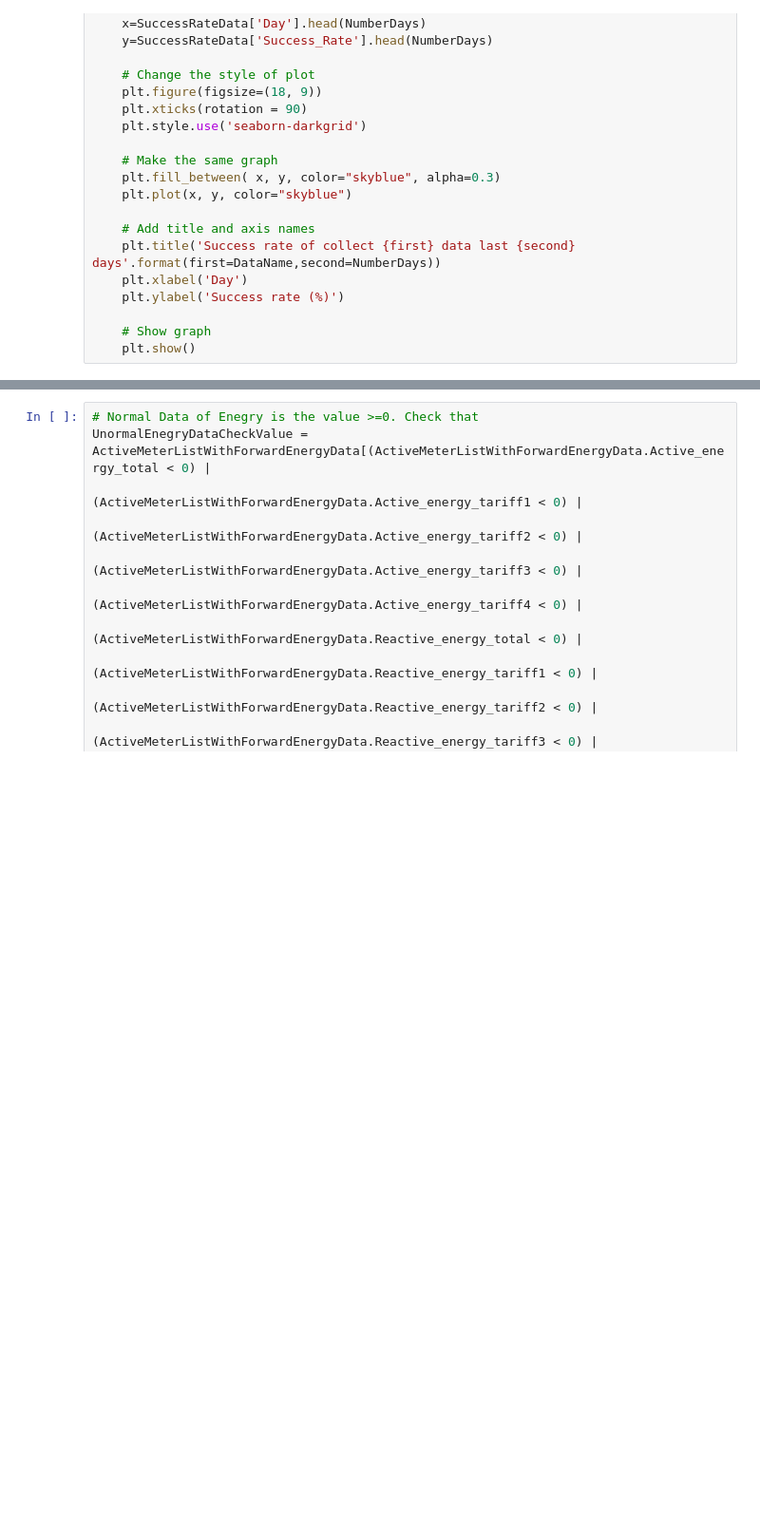
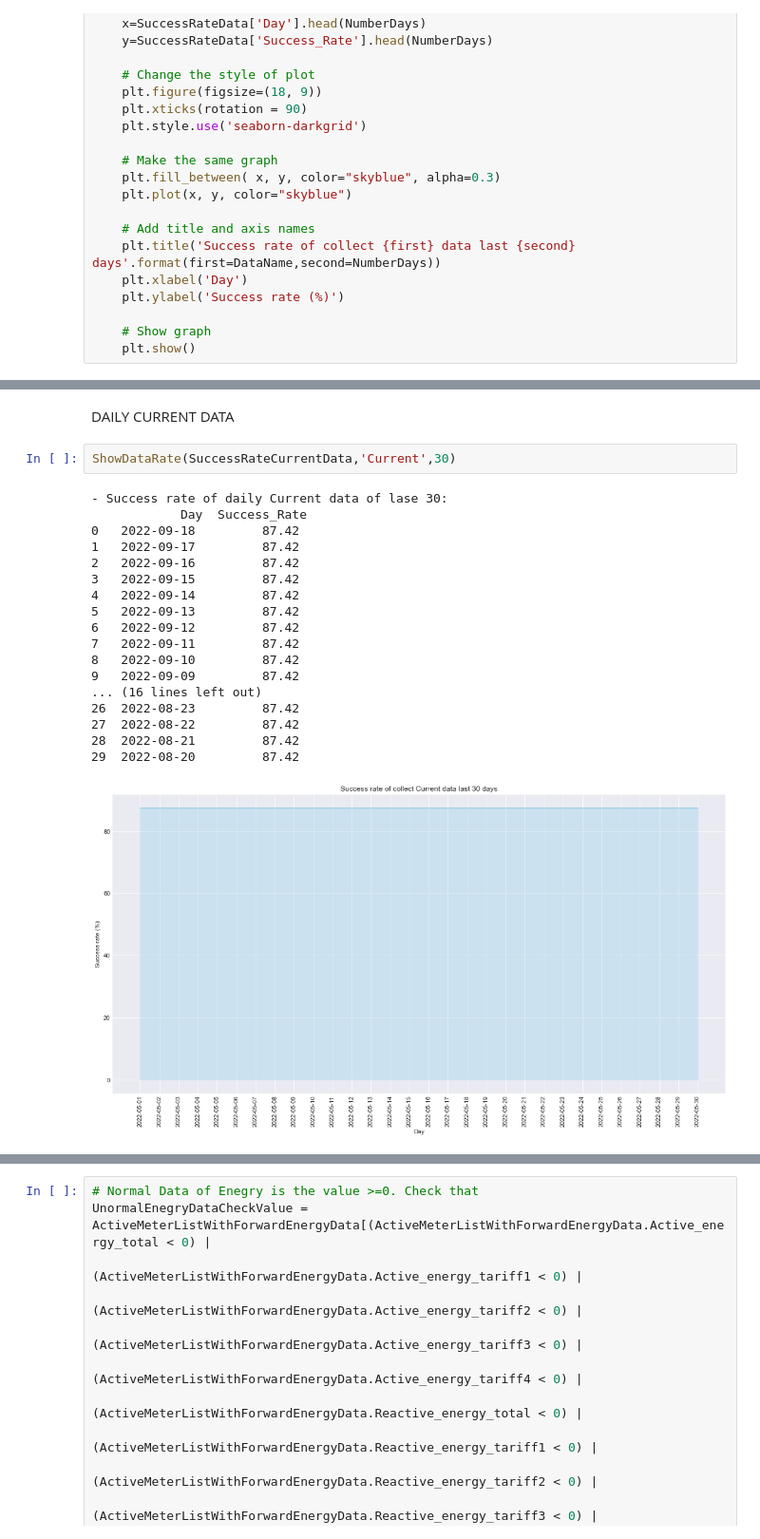
Before and after one commit to SandHome/Udacity, a Jupyter notebook: CRISP_DM/1. Get and Check data.ipynb, the cells around one changed output, grey strips where cells are left out. Shown: that part at 95% size. Saved outputs shown, nothing was run; the diff lists cells and outputs as text; blank space fills up the shorter version.

```diff
--- a/CRISP_DM/1. Get and Check data.ipynb
+++ b/CRISP_DM/1. Get and Check data.ipynb
@@ -180,0 +222,23 @@ Check Unomal Data
+# %% [markdown]
+DAILY CURRENT DATA
+# %%
+ShowDataRate(SuccessRateCurrentData,'Current',30)
+# %% [output]
+- Success rate of daily Current data of lase 30:
+            Day  Success_Rate
+0   2022-09-18         87.42
+1   2022-09-17         87.42
+2   2022-09-16         87.42
+3   2022-09-15         87.42
+4   2022-09-14         87.42
+5   2022-09-13         87.42
+6   2022-09-12         87.42
+7   2022-09-11         87.42
+8   2022-09-10         87.42
+9   2022-09-09         87.42
+... (16 lines left out)
+26  2022-08-23         87.42
+27  2022-08-22         87.42
+28  2022-08-21         87.42
+29  2022-08-20         87.42
+[figure, added]
```
Also changed, not shown: parts of 28 cells of this notebook.
